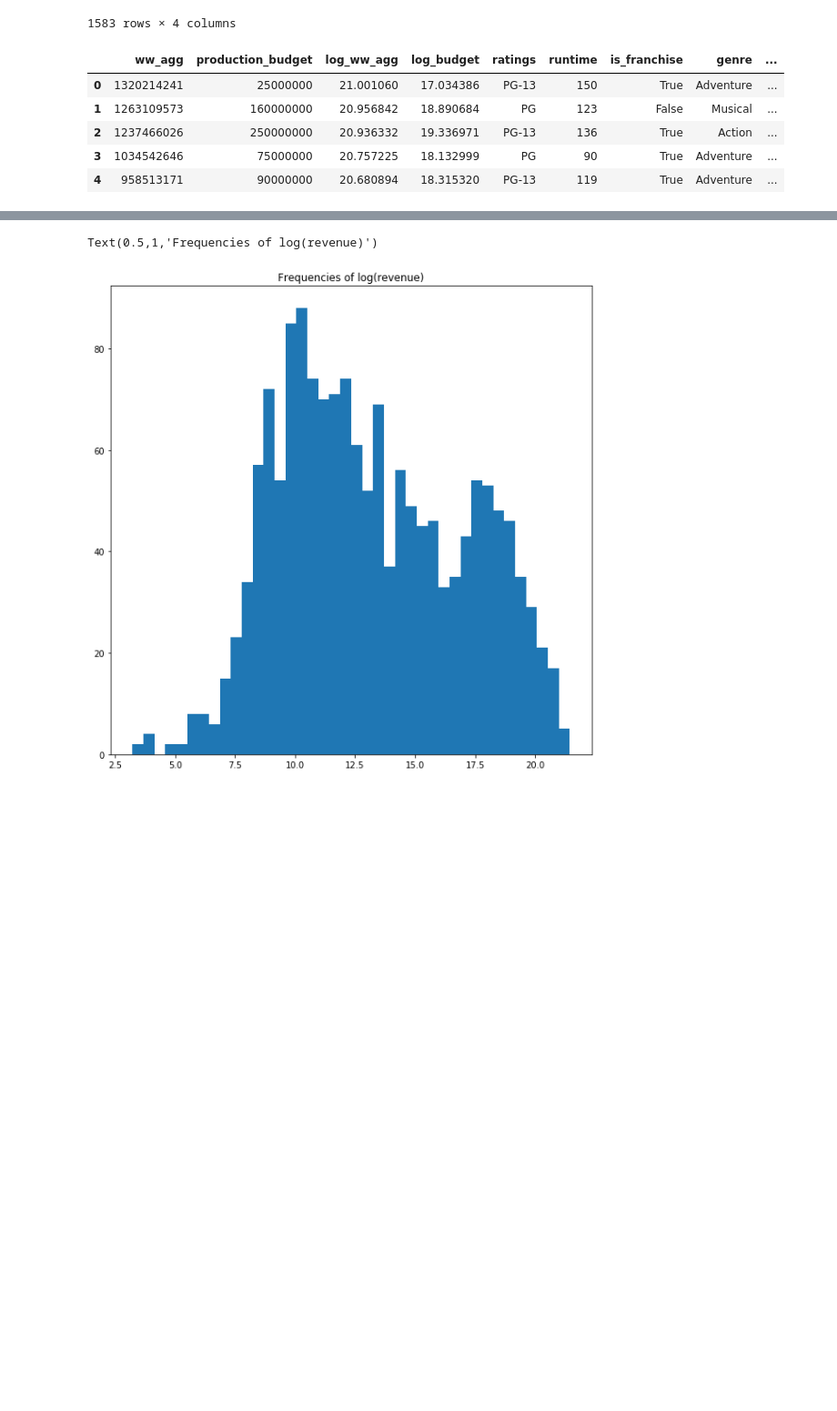
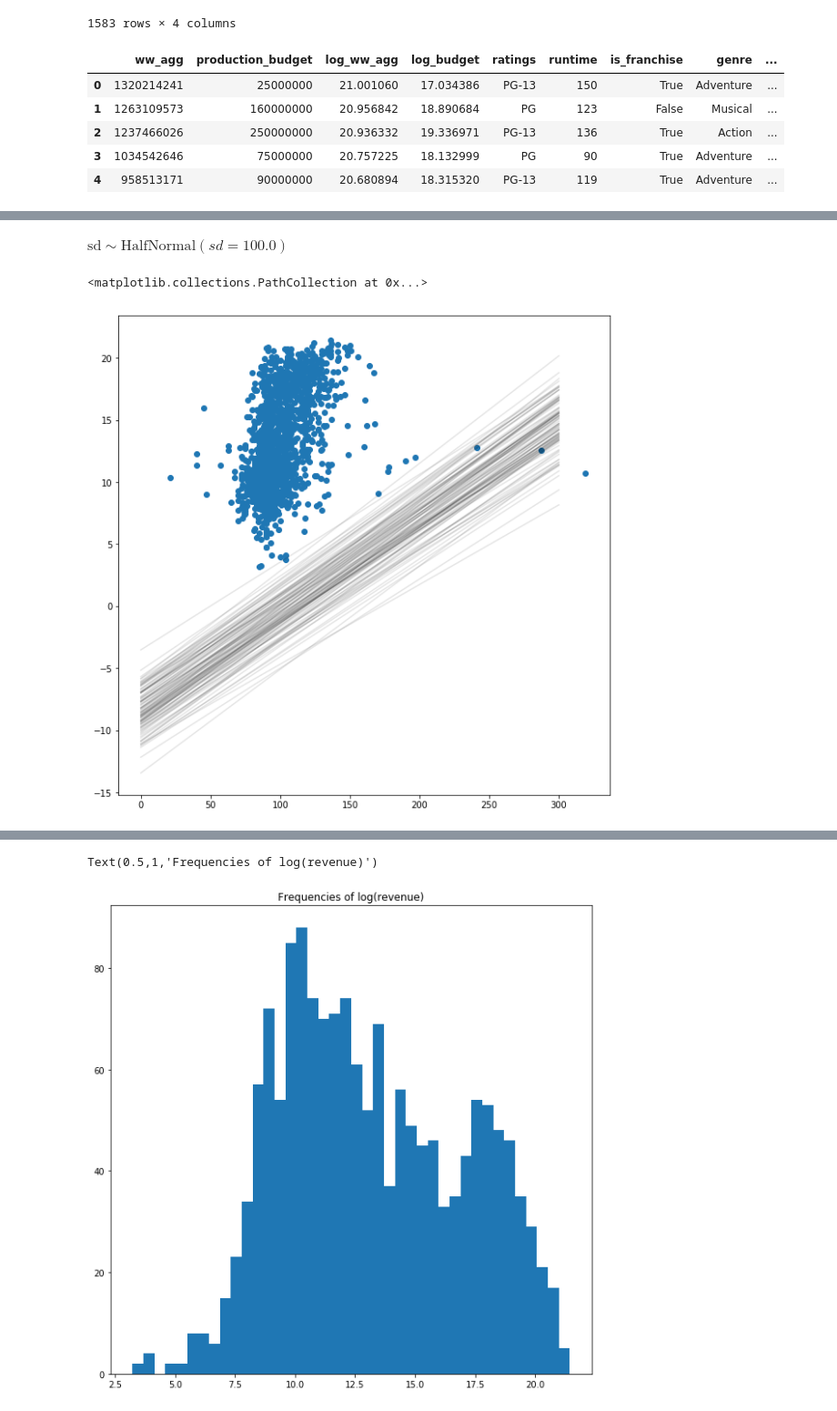
Before and after one commit to Rmloong/movie-revenue-predictor, a Jupyter notebook: EDA.ipynb, the cells around one changed output, grey strips where cells are left out. Shown at 91% size. Saved outputs shown, nothing was run; the diff lists cells and outputs as text; code cells hidden in the pictures; blank space fills up the shorter version.

```diff
--- a/EDA.ipynb
+++ b/EDA.ipynb
@@ -740,0 +972,15 @@ str
+# %%
+model_2.sd
+# %% [output]
+$\text{sd} \sim \text{HalfNormal}(\mathit{sd}=100.0)$
+# %%
+fig, ax = plt.subplots(1, figsize=(10,10))
+for i, point in enumerate(trace):
+    if i % 100 == 0:
+        ax.plot([0,300],[point['intercept'], point['intercept'] + point['beta_runtime'] * 300], 'k', alpha=.1)
+
+# ax.plot([0,300],[4.7,4.7 + .085 * 300])
+ax.scatter(df_ready_for_model.runtime, df_ready_for_model.log_ww_agg)
+# %% [output]
+<matplotlib.collections.PathCollection at 0x...>
+[figure, added]
```
Also changed, not shown: parts of 24 cells of this notebook, 1 other file.
